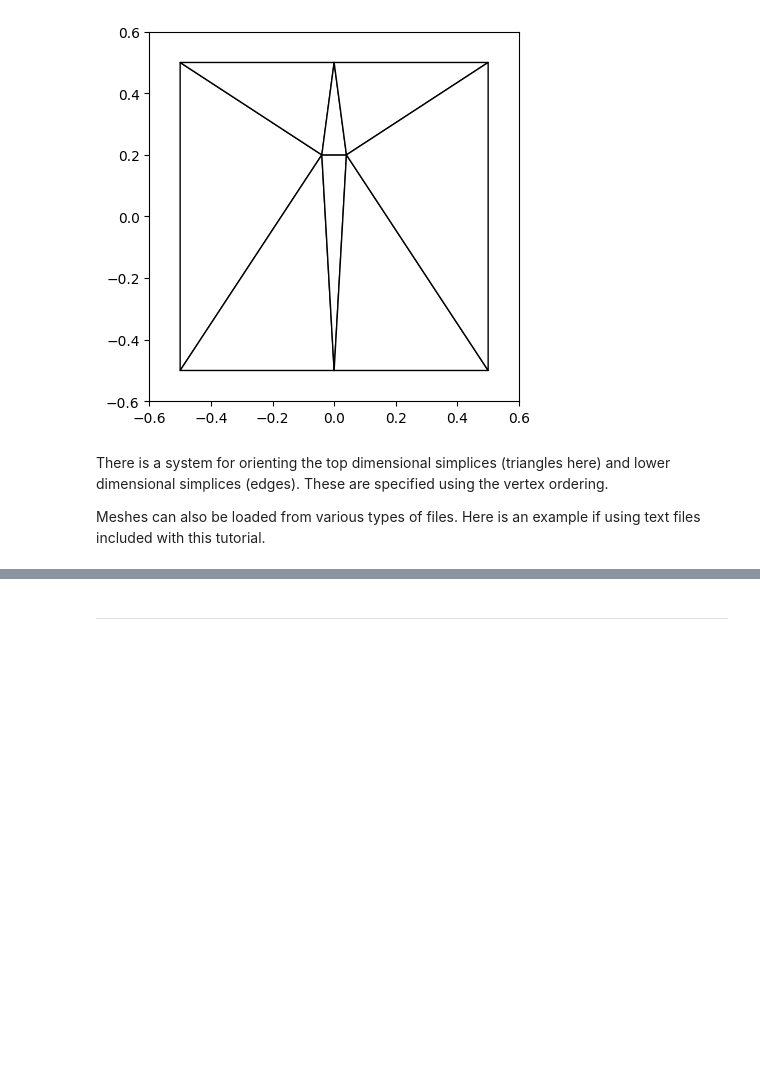
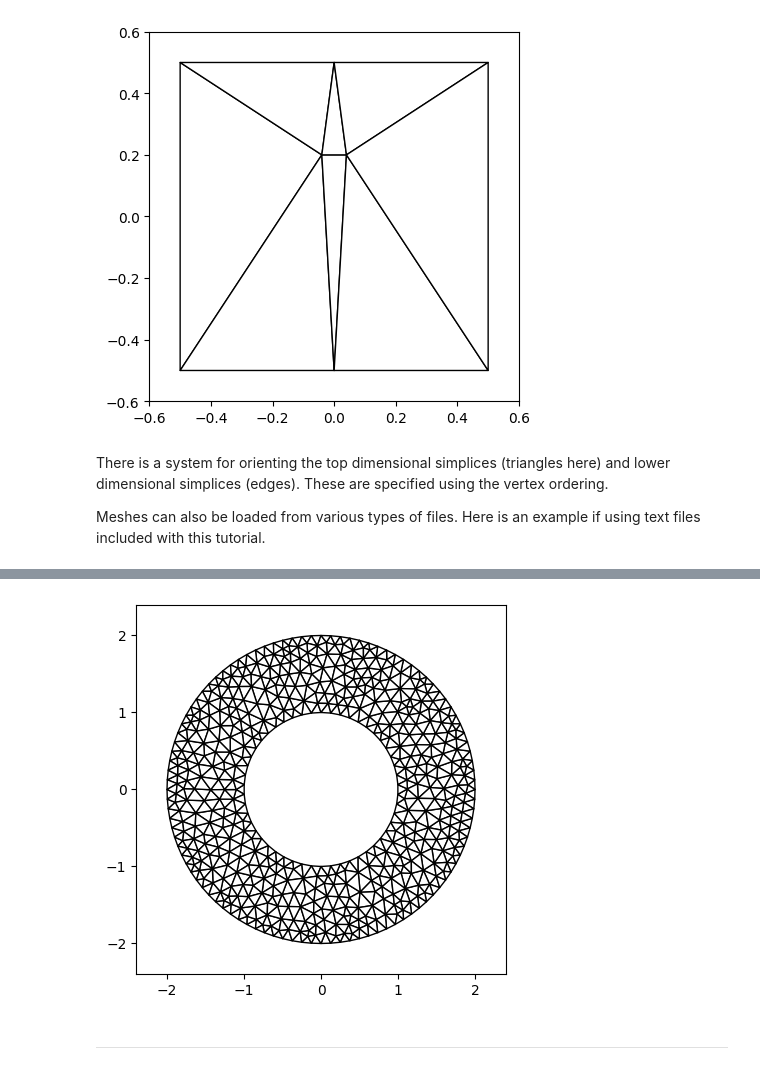
Before and after one commit to discrete-exterior-calculus/dec-icts-2025, a Jupyter notebook: PyDEC-intro.ipynb, the cells around one changed output, grey strips where cells are left out. Cells and saved outputs as stored; diff of their text form; code cells hidden in the pictures; blank space fills up the shorter version.

```diff
--- a/PyDEC-intro.ipynb
+++ b/PyDEC-intro.ipynb
@@ -67,5 +73,12 @@ Meshes can also be loaded from various types of files. Here is an example if usi
 # %%
 # Load mesh of annulus and draw it.
+
+vertices = np.loadtxt('meshes/annulus974/vertices.txt')
+triangles = np.loadtxt('meshes/annulus974/triangles.txt', dtype=int)
+vm = visualizable_simplicial_mesh((vertices, triangles))
+vm.draw()
+# %% [output]
+[figure, added]
 # %% [markdown]
 ---
 # %% [markdown]
```
Also changed, not shown: parts of 4 cells of this notebook, 1 other file.
